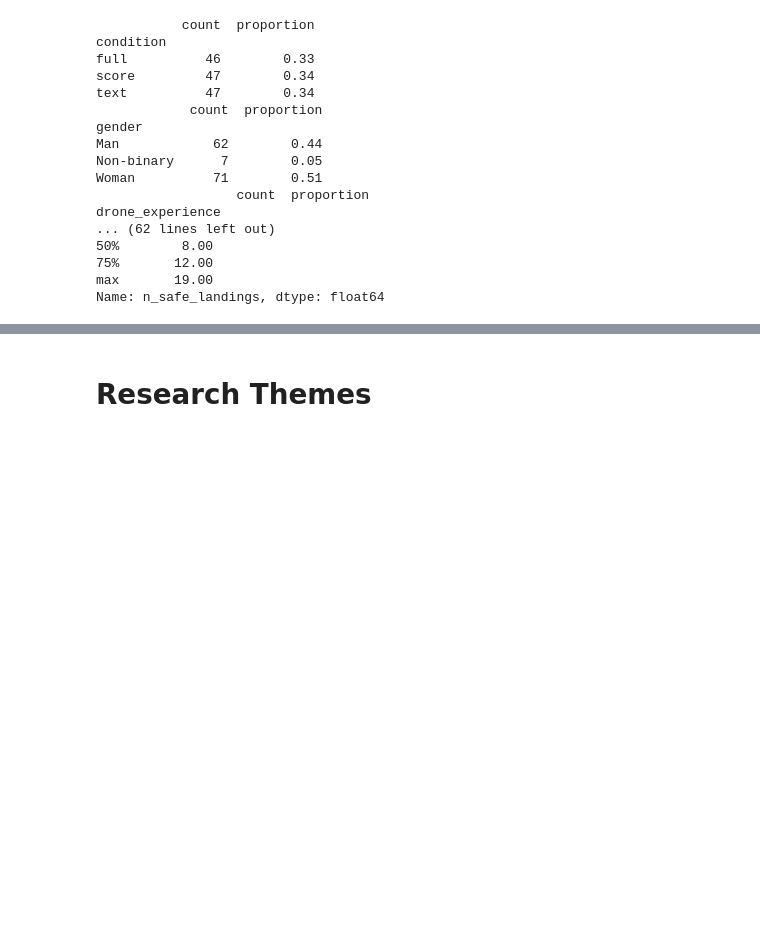
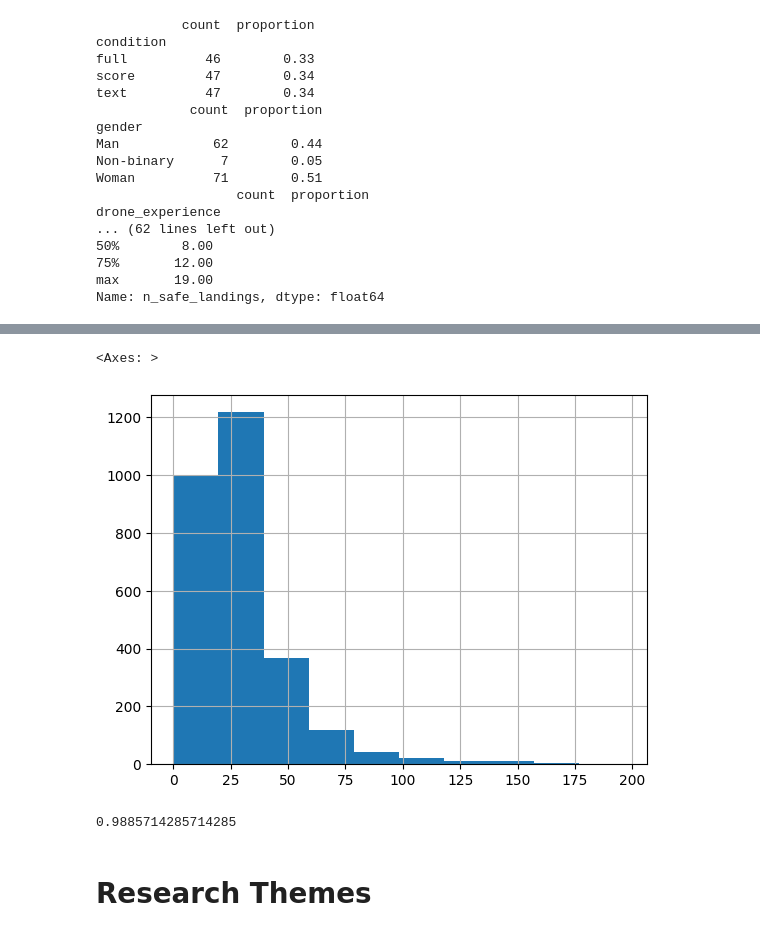
Before and after one commit to cairo-robotics/llm-multimodal-drone-feedback, a Jupyter notebook: analysis/analysis_brainstorm.ipynb, the cells around one changed output, grey strips where cells are left out. Cells and saved outputs as stored; diff of their text form; code cells hidden in the pictures; blank space fills up the shorter version.

```diff
--- a/analysis/analysis_brainstorm.ipynb
+++ b/analysis/analysis_brainstorm.ipynb
@@ -91,3 +103,12 @@ Name: n_safe_landings, dtype: float64
+# %%
+trial_file.loc[(trial_file['trial_time_seconds'] < 200), 'trial_time_seconds'].hist()
+# %% [output]
+<Axes: >
+[figure, added]
+# %%
+len(trial_file[trial_file['trial_time_seconds'] < 120])/ len(trial_file)
+# %% [output]
+0.9885714285714285
 # %% [markdown]
 # Research Themes
 # %% [markdown]
```
Also changed, not shown: parts of 14 cells of this notebook.
